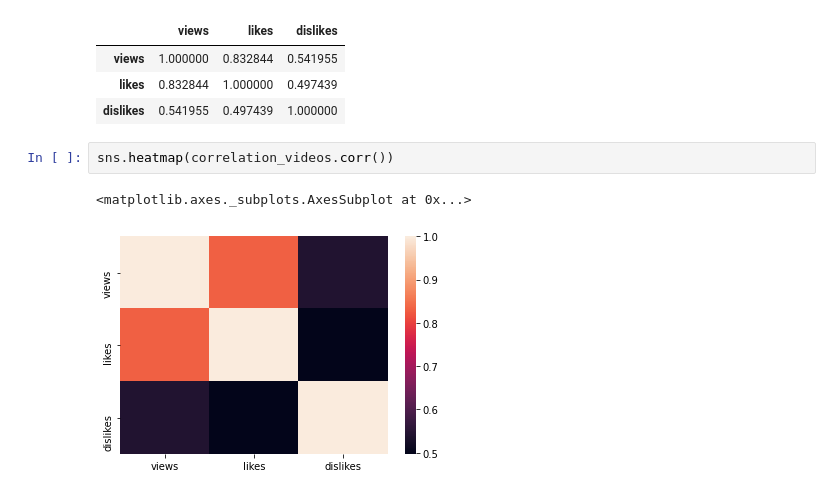
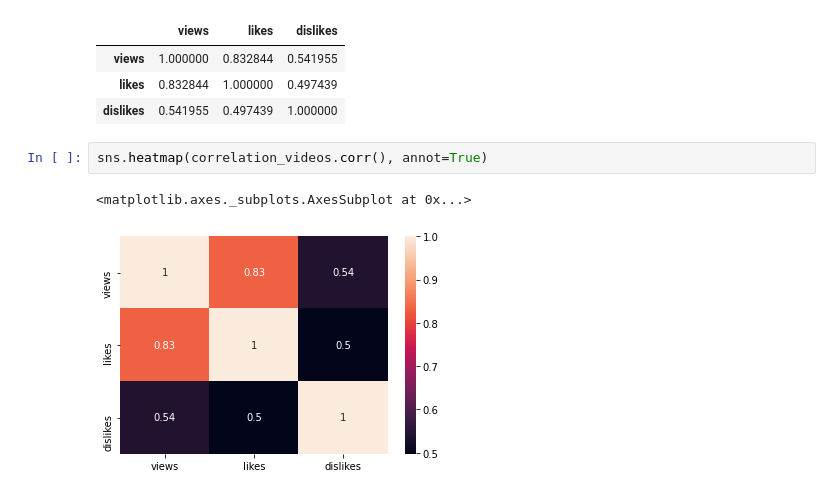
Before and after one commit to Fatima-Usf/Analyzing-Youtube-trending_tags-and-views, a Jupyter notebook: Youtube_trendings_tags_&_views.ipynb, the cells around one changed output. Saved outputs shown, nothing was run; the diff lists cells and outputs as text.

Commit message:
displaying correlation matrix using Seaborn data visualization library

```diff
--- a/Youtube_trendings_tags_&_views.ipynb
+++ b/Youtube_trendings_tags_&_views.ipynb
@@ -83,7 +83,7 @@ correlation_videos.corr()
 | likes | 0.832844 | 1.000000 | 0.497439 |
 | dislikes | 0.541955 | 0.497439 | 1.000000 |
 # %%
-sns.heatmap(correlation_videos.corr())
+sns.heatmap(correlation_videos.corr(), annot=True)
 # %% [output]
 <matplotlib.axes._subplots.AxesSubplot at 0x...>
-[figure, old version]
+[figure, new version]
```
Also changed, not shown: parts of 1 cell of this notebook.
